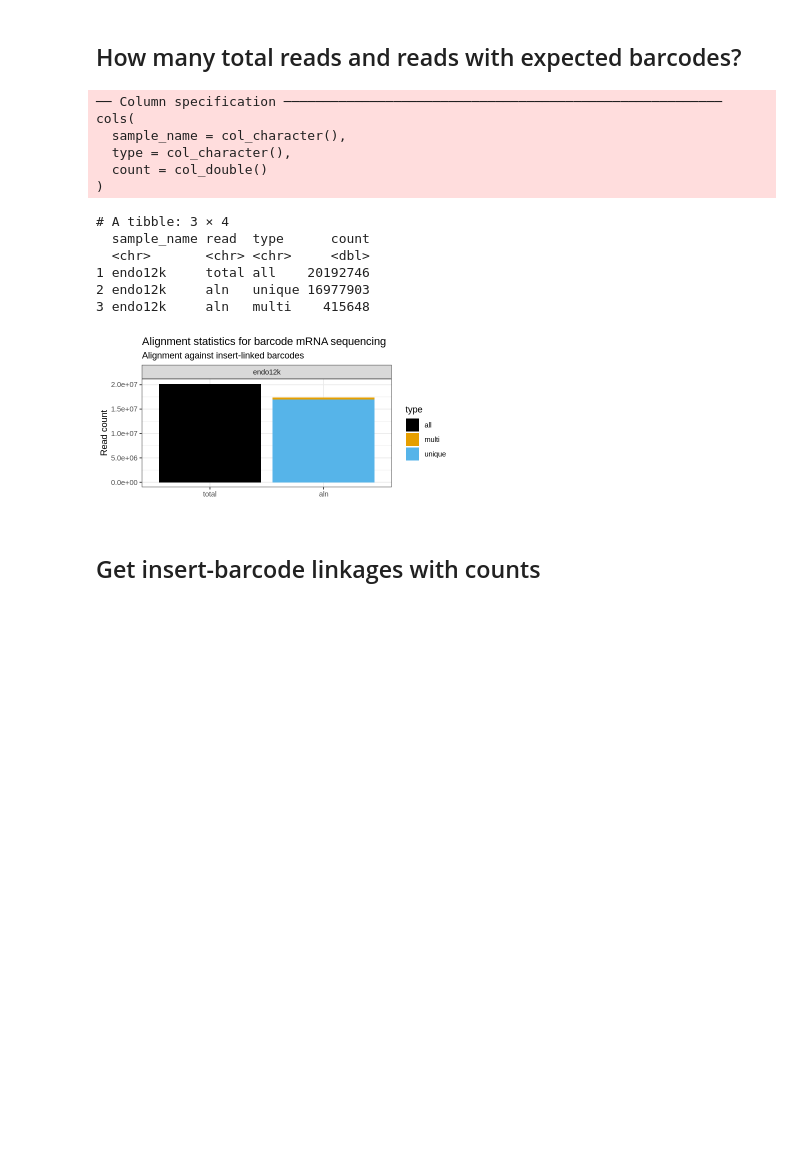
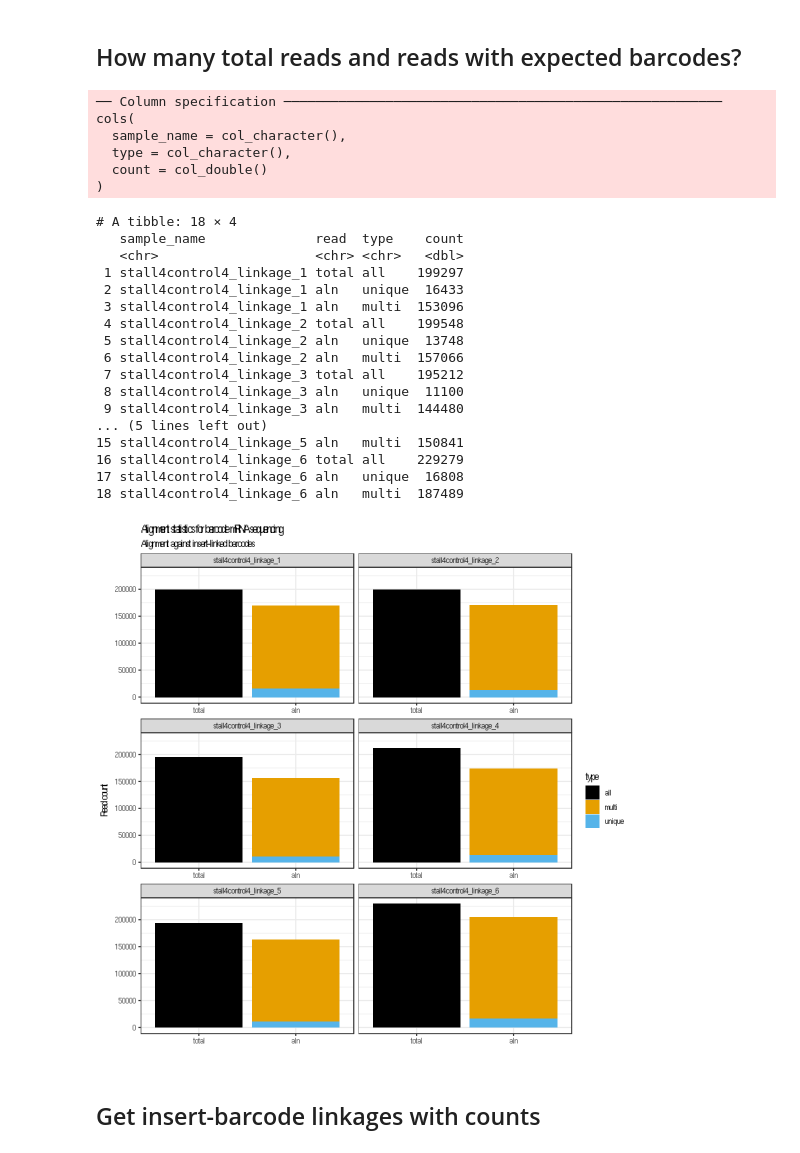
Before and after one commit to rasilab/burke_2022, a Jupyter notebook: analysis/barcode_seq/pool4_linkage/scripts/plot_alignment_statistics.ipynb, the cells around one changed output. Saved outputs shown, nothing was run; the diff lists cells and outputs as text; code cells hidden in the pictures; blank space fills up the shorter version.

```diff
--- a/analysis/barcode_seq/pool4_linkage/scripts/plot_alignment_statistics.ipynb
+++ b/analysis/barcode_seq/pool4_linkage/scripts/plot_alignment_statistics.ipynb
@@ -14,7 +11,7 @@ Warning message in system("timedatectl", intern = TRUE):
 # %%
 align_log <- list.files("../data/alignments/", pattern = "*.log", full.names = T) %>%
   enframe("sno", "file") %>%
-  filter(str_detect(file, "endo12k")) %>%
+  filter(str_detect(file, "stall4control4")) %>%
   mutate(log = map(file, readLines)) %>%
   mutate(sample_name = str_extract(file, "[^/]+(?=.bowtie2align.log)")) %>%
   select(-sno, -file) %>%
@@ -37,42 +38,53 @@ Please use `cols = c(log)`”
 # %% [markdown]
 ## How many total reads and reads with expected barcodes?
 # %%
-options(repr.plot.width=6, repr.plot.height=3)
+options(repr.plot.width=9, repr.plot.height=9)
 
 plot_data <- align_log %>%
   mutate(total_all = str_extract(log, "^[:digit:]+(?= reads;)")) %>%
   mutate(aln_unique = str_extract(log, "[:digit:]+(?=.+exactly)")) %>%
   mutate(aln_multi = str_extract(log, "[:digit:]+(?=.+>1)")) %>%
   select(-log) %>%
   pivot_longer(-sample_name, names_to = 'type', values_to = 'count') %>%
   filter(!is.na(count)) %>%
   type_convert() %>%
   separate(type, c("read", "type")) %>%
   print()
 
 plot_data %>%
   ggplot(aes(x = fct_rev(read), y = count, fill = type)) +
   facet_wrap(~sample_name, ncol = 2, scales = "free_x") +
   geom_col() +
   ggthemes::scale_fill_colorblind() +
   theme_bw() +
   labs(x = "", y = "Read count",
        title = "Alignment statistics for barcode mRNA sequencing",
        subtitle = "Alignment against insert-linked barcodes")
 # %% [output]
 ── Column specification ────────────────────────────────────────────────────────
 cols(
   sample_name = col_character(),
   type = col_character(),
   count = col_double()
 )
-# A tibble: 3 × 4
-  sample_name read  type      count
-  <chr>       <chr> <chr>     <dbl>
-1 endo12k     total all    20192746
-2 endo12k     aln   unique 16977903
-3 endo12k     aln   multi    415648
+# A tibble: 18 × 4
+   sample_name              read  type    count
+   <chr>                    <chr> <chr>   <dbl>
+ 1 stall4control4_linkage_1 total all    199297
+ 2 stall4control4_linkage_1 aln   unique  16433
+ 3 stall4control4_linkage_1 aln   multi  153096
+ 4 stall4control4_linkage_2 total all    199548
+ 5 stall4control4_linkage_2 aln   unique  13748
+ 6 stall4control4_linkage_2 aln   multi  157066
+ 7 stall4control4_linkage_3 total all    195212
+ 8 stall4control4_linkage_3 aln   unique  11100
+ 9 stall4control4_linkage_3 aln   multi  144480
+... (5 lines left out)
+15 stall4control4_linkage_5 aln   multi  150841
+16 stall4control4_linkage_6 total all    229279
+17 stall4control4_linkage_6 aln   unique  16808
+18 stall4control4_linkage_6 aln   multi  187489
-[figure, old version]
+[figure, new version]
 # %% [markdown]
 ## Get insert-barcode linkages with counts
 # %%
```
Also changed, not shown: parts of 6 cells of this notebook, 3 other files.
